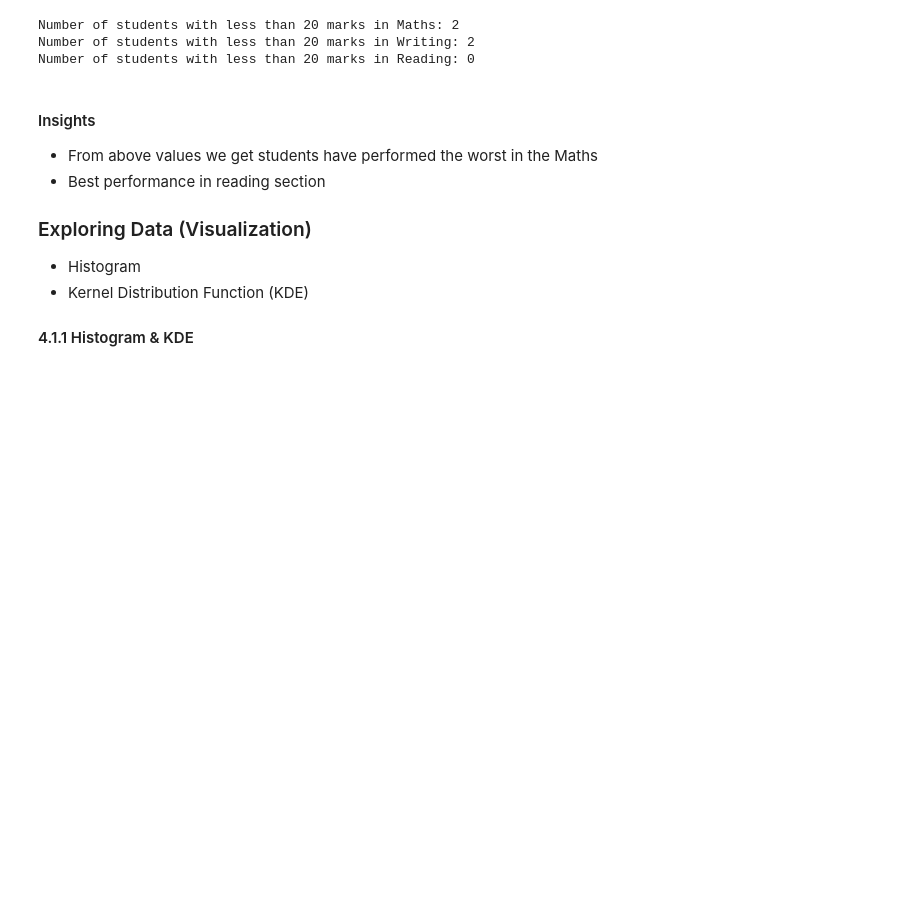
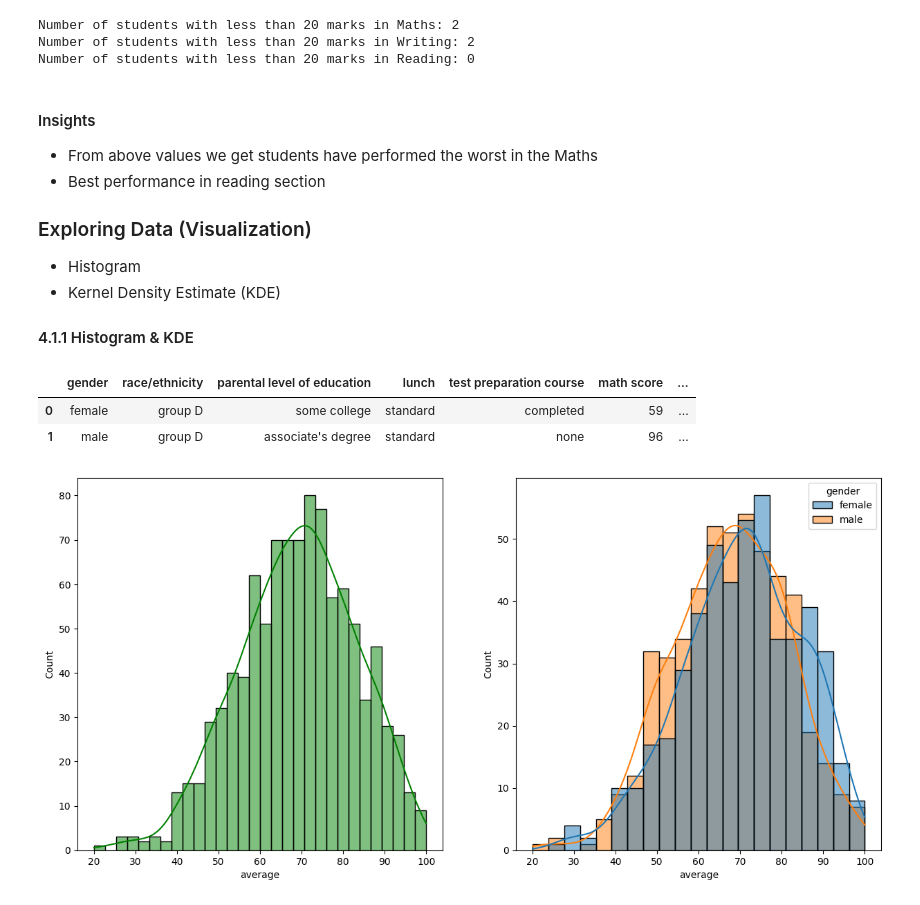
Before and after one commit to Madushani-Weerasekara/EndToEndMLProject, a Jupyter notebook: src/notebook/1. EDA STUDENT PERFORMANCE.ipynb, the cells around one changed output. Saved outputs shown, nothing was run; the diff lists cells and outputs as text; code cells hidden in the pictures; blank space fills up the shorter version.

```diff
--- a/src/notebook/1. EDA STUDENT PERFORMANCE.ipynb
+++ b/src/notebook/1. EDA STUDENT PERFORMANCE.ipynb
@@ -232,6 +232,26 @@ Number of students with less than 20 marks in Reading: 0
 
 ### Exploring Data (Visualization)
 * Histogram
-* Kernel Distribution Function (KDE)
+* Kernel Density Estimate (KDE)
 
 #### 4.1.1 Histogram & KDE
+# %%
+df.head(2)
+# %% [output]
+|  | gender | race/ethnicity | parental level of education | lunch | test preparation course | math score | ... |
+| 0 | female | group D | some college | standard | completed | 59 | ... |
+| 1 | male | group D | associate's degree | standard | none | 96 | ... |
+# %%
+# Creating subplots
+fig, axs = plt.subplots(1,2, figsize=(15,7))
+
+# First plot: histogram of 'average' scores
+sns.histplot(data=df, x='average' ,bins=30, kde=True, color='g', ax=axs[0])
+
+# Second plot: histogram of 'average' scores with hue by 'gender'
+sns.histplot(data=df, x='average', kde=True, hue='gender', ax=axs[1])
+
+# Display the plots
+plt.show()
+# %% [output]
+[figure, added]
```
Also changed, not shown: parts of 5 cells of this notebook.
